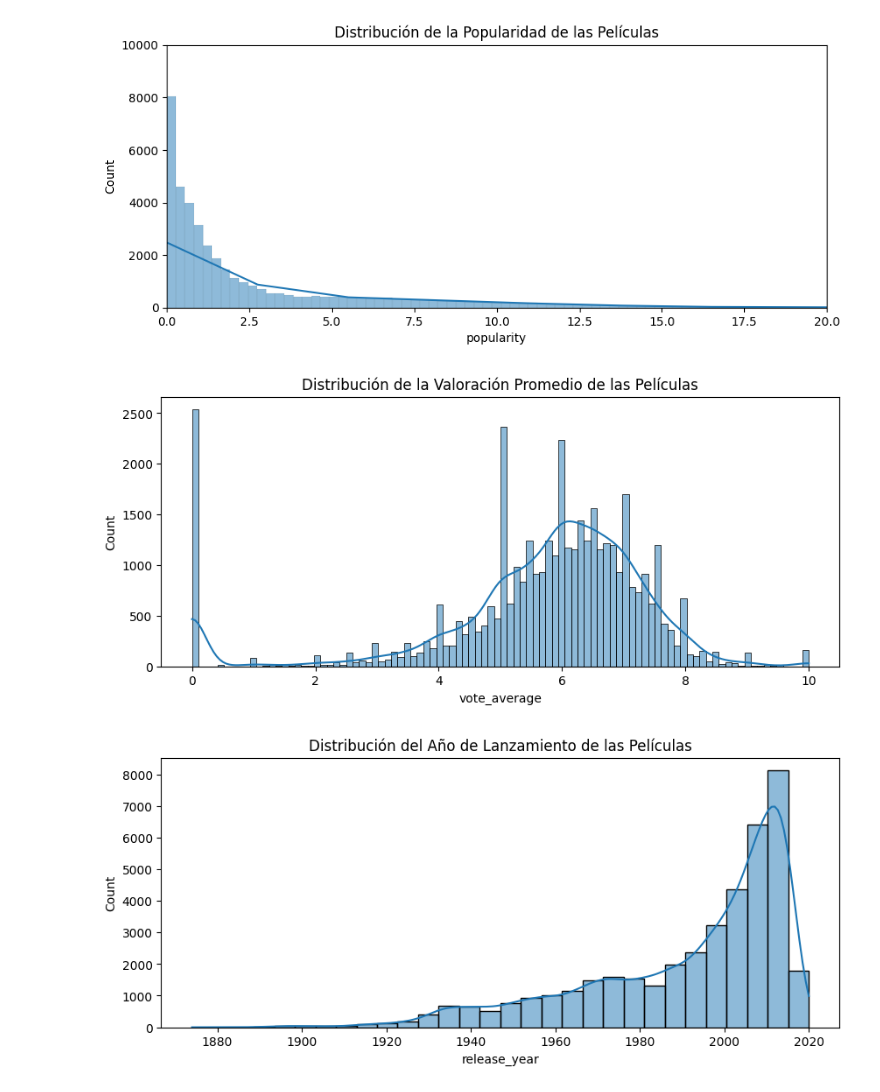
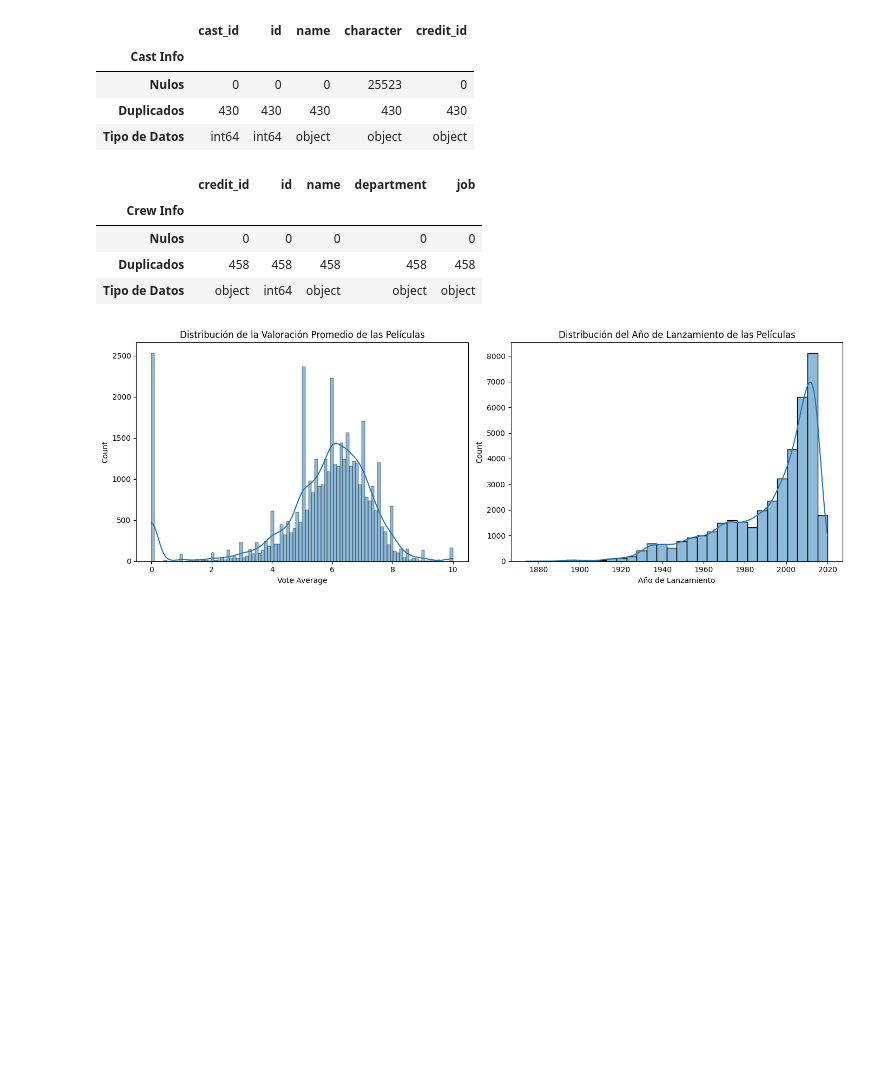
Before and after one commit to AugVe/api_machine-learning-model, a Jupyter notebook: EDA.ipynb, the cells around one changed output. Saved outputs shown, nothing was run; the diff lists cells and outputs as text; code cells hidden in the pictures; blank space fills up the shorter version.

```diff
--- a/EDA.ipynb
+++ b/EDA.ipynb
@@ -1,8 +1,9 @@
 # %%
 import pandas as pd
+from sklearn.linear_model import LinearRegression
 import matplotlib.pyplot as plt
 import seaborn as sns
 # Cargar los datasets
-df_movies_api_acotado = pd.read_parquet('movies_api_acotado_datasets.parquet')
+df_movies_api_acotado = pd.read_parquet('movies_datasets.parquet')
 df_cast_api = pd.read_csv("cast_dataset.csv")
 df_crew_api = pd.read_csv("crew_dataset.csv")
@@ -160,24 +67,36 @@ dtype: object
+# %%
+# Mostrar DataFrame
+df_cast_info
+# %% [output]
+|  | cast_id | id | name | character | credit_id |
+| Cast Info |  |  |  |  |  |
+| Nulos | 0 | 0 | 0 | 25523 | 0 |
+| Duplicados | 430 | 430 | 430 | 430 | 430 |
+| Tipo de Datos | int64 | int64 | object | object | object |
+# %%
+# Mostrar DataFrame
+df_crew_info
+# %% [output]
+|  | credit_id | id | name | department | job |
+| Crew Info |  |  |  |  |  |
+| Nulos | 0 | 0 | 0 | 0 | 0 |
+| Duplicados | 458 | 458 | 458 | 458 | 458 |
+| Tipo de Datos | object | int64 | object | object | object |
 # %%
-# Distribución de la popularidad
-plt.figure(figsize=(10, 4))
-sns.histplot(df_movies_api_acotado['popularity'], kde=True, bins=2000)
-plt.title('Distribución de la Popularidad de las Películas')
-plt.xlim(0, 20)
-plt.ylim(0, 10000)
-plt.show()
+fig, (ax1, ax2) = plt.subplots(1, 2, figsize=(14, 5))
 
 # Distribución del promedio de votos
-plt.figure(figsize=(10, 4))
-sns.histplot(df_movies_api_acotado['vote_average'], kde=True)
-plt.title('Distribución de la Valoración Promedio de las Películas')
-plt.show()
+sns.histplot(df_movies_api_acotado['vote_average'], kde=True, ax=ax1)
+ax1.set_title('Distribución de la Valoración Promedio de las Películas')
+ax1.set_xlabel('Vote Average')
 
 # Distribución del año de lanzamiento
-plt.figure(figsize=(10, 4))
-sns.histplot(df_movies_api_acotado['release_year'], kde=True, bins=30)
-plt.title('Distribución del Año de Lanzamiento de las Películas')
+sns.histplot(df_movies_api_acotado['release_year'], kde=True, bins=30, ax=ax2)
+ax2.set_title('Distribución del Año de Lanzamiento de las Películas')
+ax2.set_xlabel('Año de Lanzamiento')
+
+plt.tight_layout()
+
 plt.show()
 # %% [output]
-[figure, old version]
+[figure, new version]
-[figure, removed]
-[figure, removed]
```
Also changed, not shown: parts of 15 cells of this notebook.
